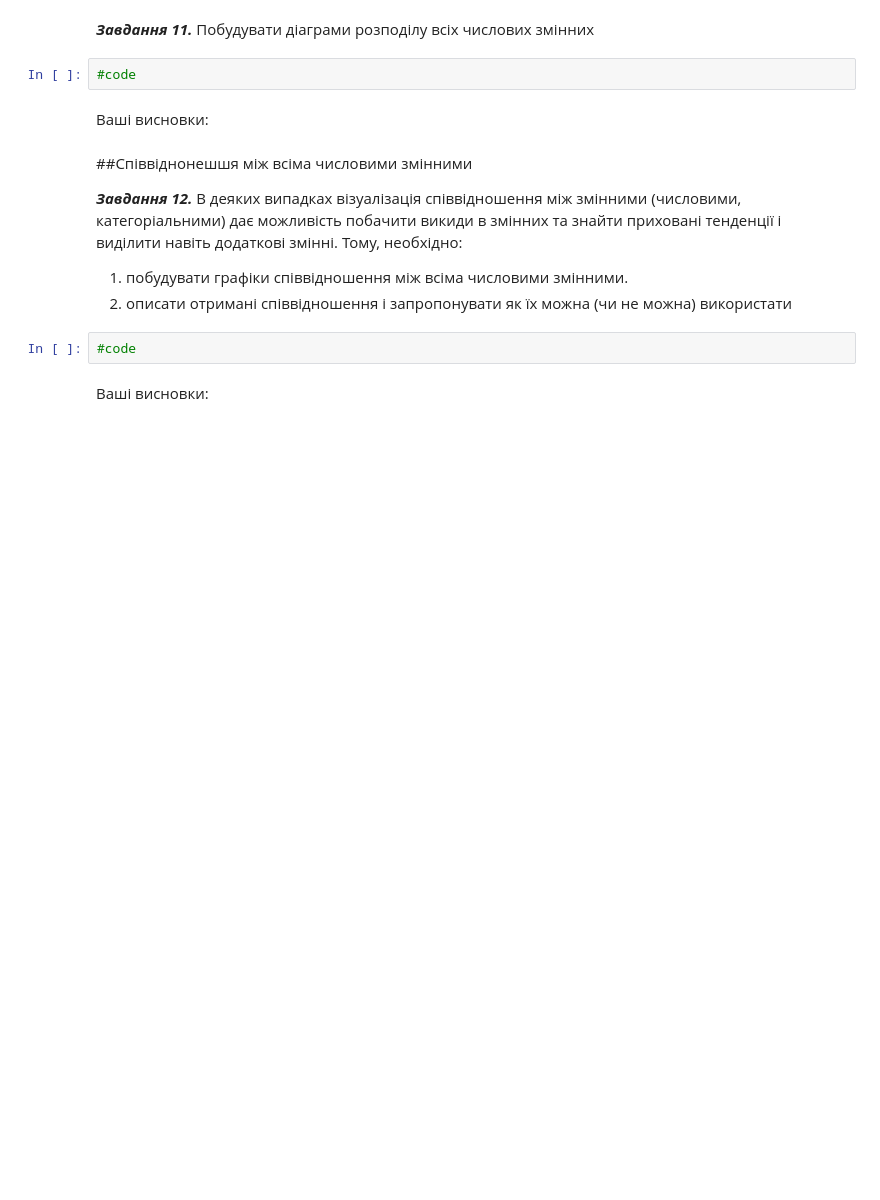
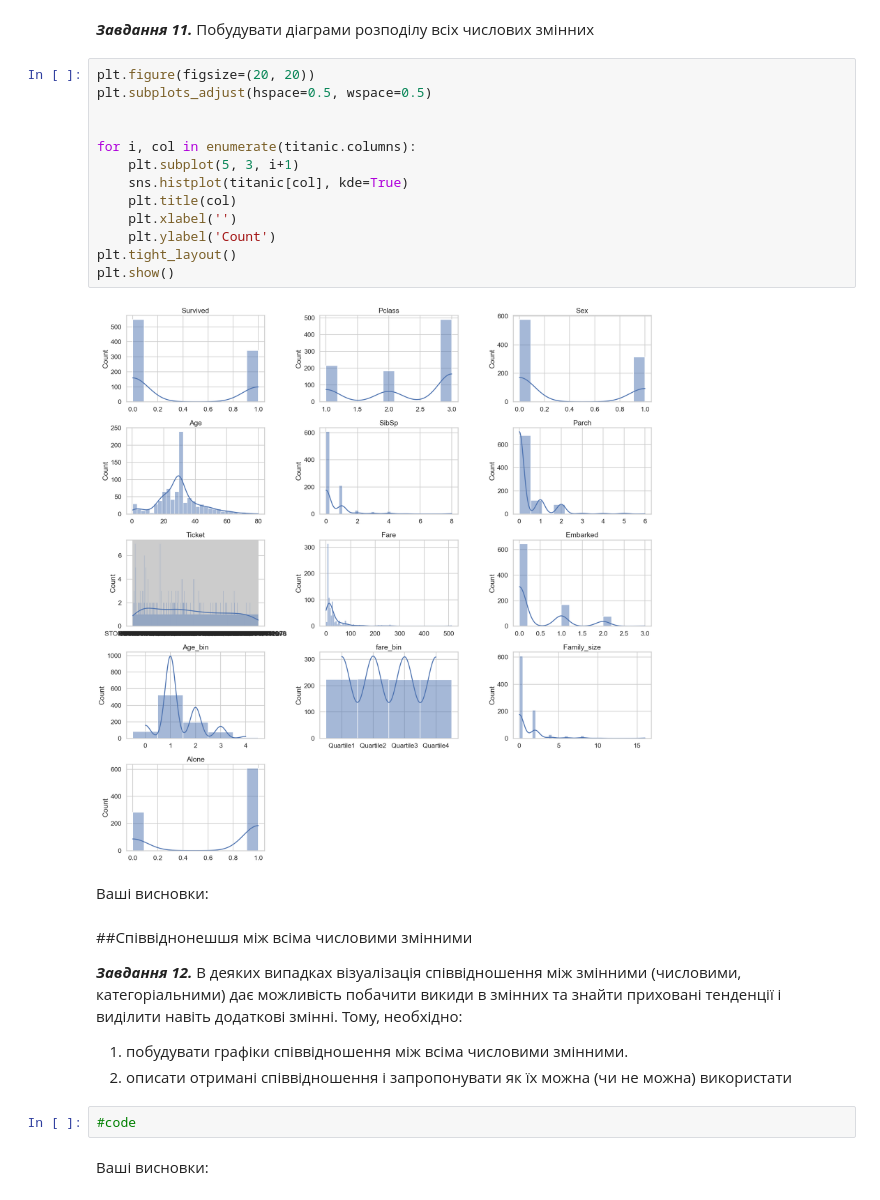
Before and after one commit to Sidoryak-Ostap/basics-of-ai, a Jupyter notebook: lab_3/Task3_basic_ai_ad.ipynb, the cells around one changed output. Cells and saved outputs as stored; diff of their text form; blank space fills up the shorter version.

```diff
--- a/lab_3/Task3_basic_ai_ad.ipynb
+++ b/lab_3/Task3_basic_ai_ad.ipynb
@@ -378,7 +378,20 @@ Text(0.5, 0, 'Survived')
 # %% [markdown]
 ***Завдання 11.*** Побудувати діаграми розподілу всіх числових змінних
-# %%
-#code
+# %%
+plt.figure(figsize=(20, 20))
+plt.subplots_adjust(hspace=0.5, wspace=0.5)
+
+
+for i, col in enumerate(titanic.columns):
+    plt.subplot(5, 3, i+1)
+    sns.histplot(titanic[col], kde=True)
+    plt.title(col)
+    plt.xlabel('')
+    plt.ylabel('Count')
+plt.tight_layout()
+plt.show()
+# %% [output]
+[figure, added]
 # %% [markdown]
 Ваші висновки:
 # %% [markdown]
```
Also changed, not shown: parts of 4 cells of this notebook.
